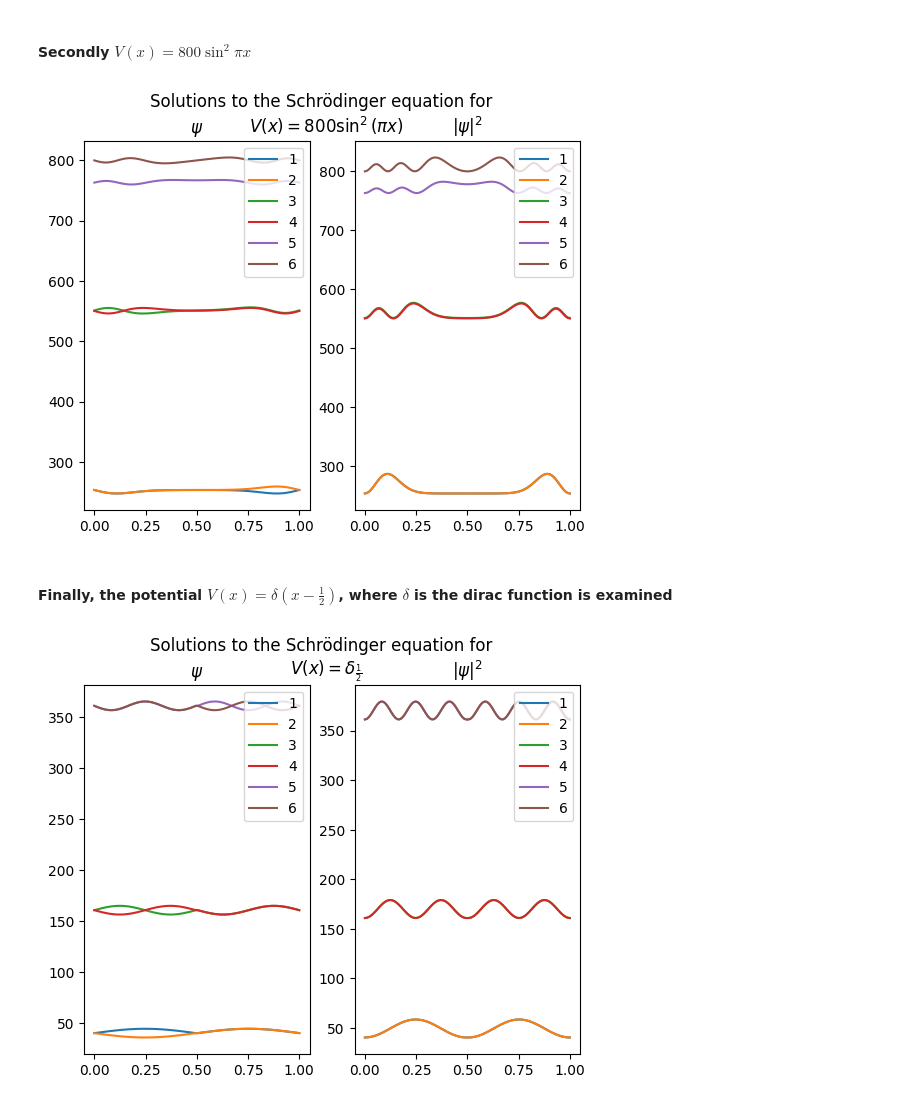
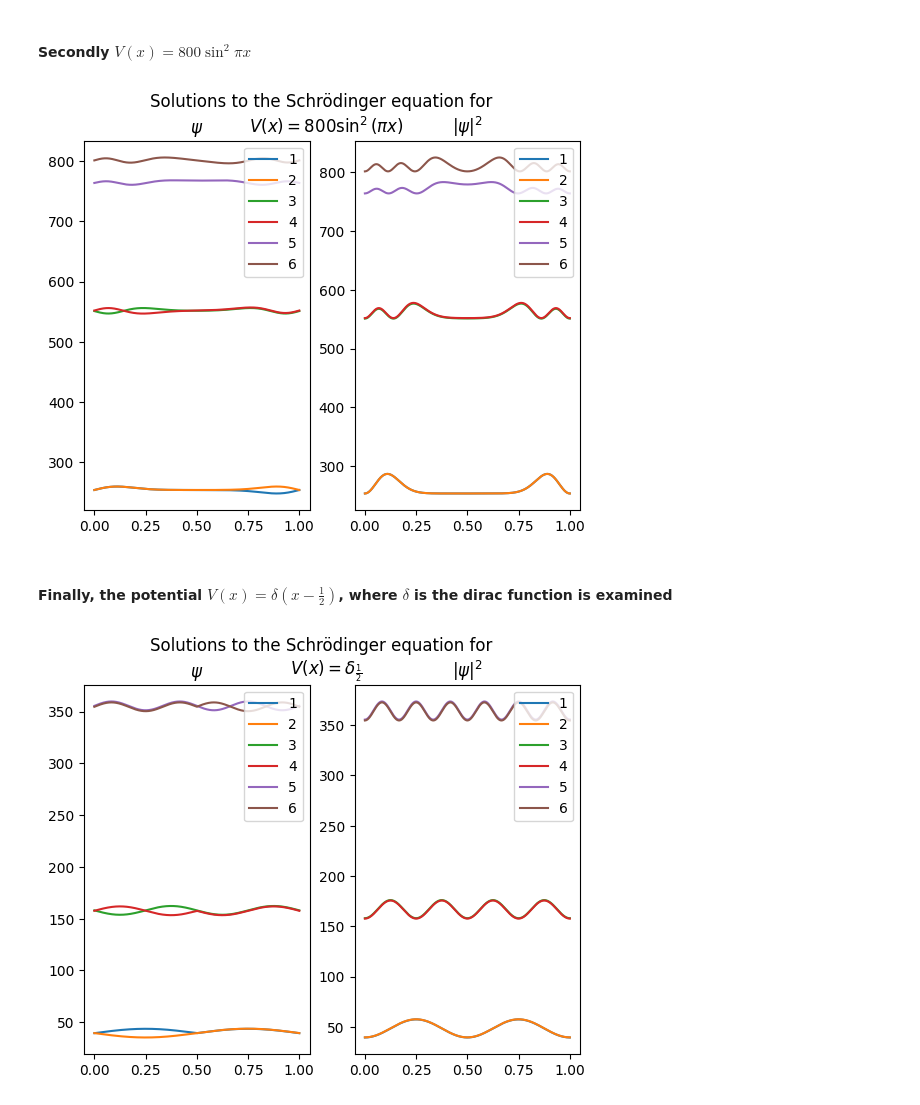
Before and after one commit to william-lundgren/FilipNumMums, a Jupyter notebook: Project2.ipynb, the cells around one changed output. Drawn from its saved outputs; the diff is of its cells as text; code cells hidden in the pictures.

```diff
--- a/Project2.ipynb
+++ b/Project2.ipynb
@@ -522,8 +519,8 @@ for k in range(6):
     vec0 = np.concatenate(([0], vec0))
     vec0 = np.concatenate((vec0, [0]))
 
-    N = 3/np.sqrt((1/101)*sum(abs(vec0)**2))
-    vec0 = N*vec0
+    Norm = 3/np.sqrt((1/1001)*sum(abs(vec0)**2))
+    vec0 = Norm*vec0
 
     prob0 = abs(vec0)**2
 
@@ -543,10 +540,7 @@ prob1.title.set_text(r'$|\psi|^2$')
 def V2(x):
     return 800*(np.sin(np.pi*x))**2
 
-grid, vec1, val1 = SE_solver(V2, 0, 1, 100, 6)
-
-N = 1/np.sqrt((1/101)*sum(abs(vec1)**2))
-vec1 = N*vec1
+grid, vec1, val1 = SE_solver(V2, 0, 1, 1000, 6)
 # %%
 fig1, (psi1, prob1) = plt.subplots(1, 2)
 fig1.suptitle('Solutions to the Schrödinger equation for \n '+r'$V(x)=800\sin^2(\pi x)$')
@@ -555,7 +549,7 @@ for k in range(6):
     vec0 = np.concatenate(([0], vec0))
     vec0 = np.concatenate((vec0, [0]))
 
-    N = 3/np.sqrt((1/101)*sum(abs(vec0)**2))
+    N = 3/np.sqrt((1/1001)*sum(abs(vec0)**2))
     vec0 = N*vec0
 
     prob0 = abs(vec0)**2
@@ -569,41 +563,38 @@ psi1.title.set_text(r'$\psi$')
 prob1.legend()
 prob1.title.set_text(r'$|\psi|^2$')
 # %% [output]
-[figure, old version]
+[figure, new version]
 # %% [markdown]
 #### Finally, the potential $V(x)=\delta(x-\frac{1}{2})$, where $\delta$ is the dirac function is examined
 # %%
 def V_delta(x):
-    if(x == 50/101):
+    if(x == 500/1001):
         return 2**20
-    if(x == 51/101):
+    if(x == 501/1001):
         return 2**20
     return 0
 
-grid, vec1, val1 = SE_solver(V_delta, 0, 1, 100, 6)
-
-N = 1/np.sqrt((1/101)*sum(abs(vec1)**2))
-vec1 = N*vec1
+grid, vec1, val1 = SE_solver(V_delta, 0, 1, 1000, 6)
 # %%
 fig1, (psi1, prob1) = plt.subplots(1, 2)
 fig1.suptitle('Solutions to the Schrödinger equation for \n '+r'$V(x)=\delta_{\frac{1}{2}}$')
 for k in range(6):
     vec0 = vec1[:,k]
     vec0 = np.concatenate(([0], vec0))
     vec0 = np.concatenate((vec0, [0]))
 
-    N = 3/np.sqrt((1/101)*sum(abs(vec0)**2))
+    N = 3/np.sqrt((1/1001)*sum(abs(vec0)**2))
     vec0 = N*vec0
 
     prob0 = abs(vec0)**2
 
     vec0 = vec0 - val1[k]
     prob0 = prob0 - val1[k]
     psi1.plot(grid, vec0, label=k+1)
     prob1.plot(grid, prob0, label=k+1)
 psi1.legend()
 psi1.title.set_text(r'$\psi$')
 prob1.legend()
 prob1.title.set_text(r'$|\psi|^2$')
 # %% [output]
-[figure, old version]
+[figure, new version]
```
Also changed, not shown: parts of 3 cells of this notebook.
